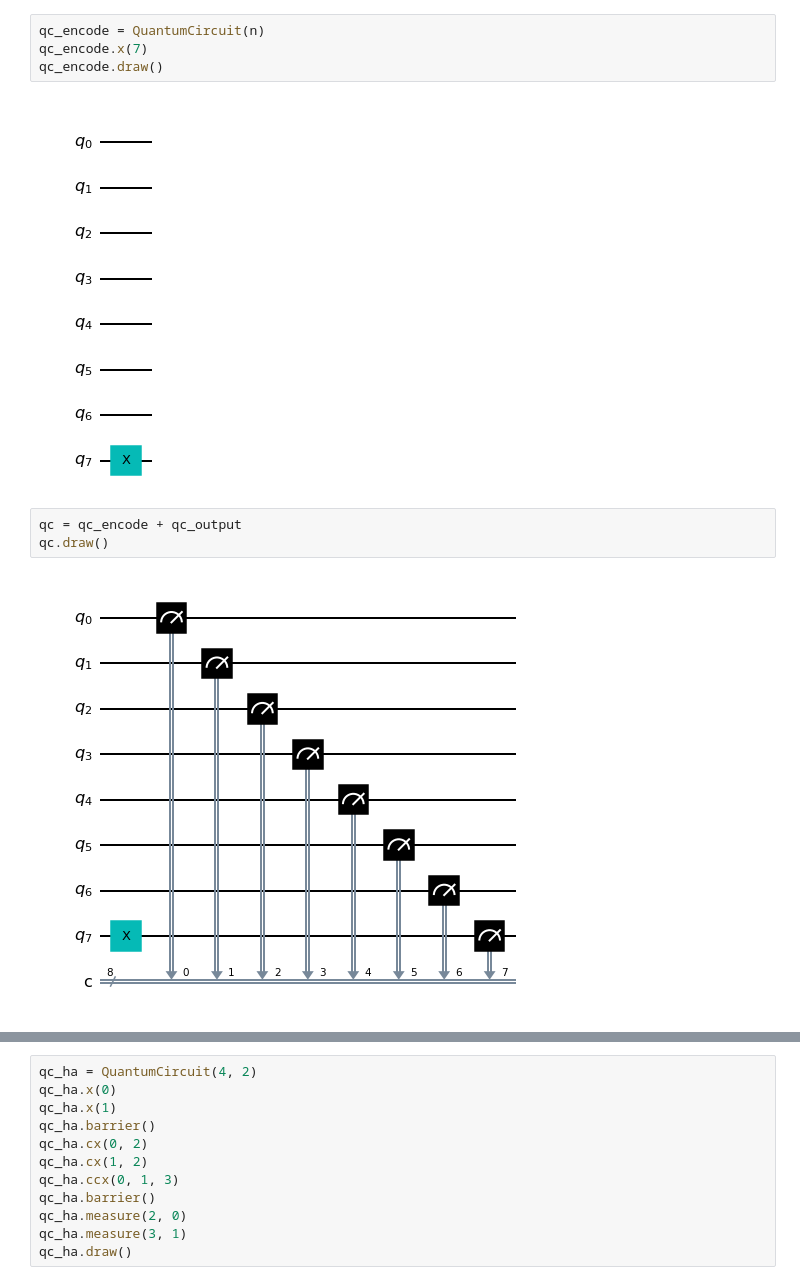
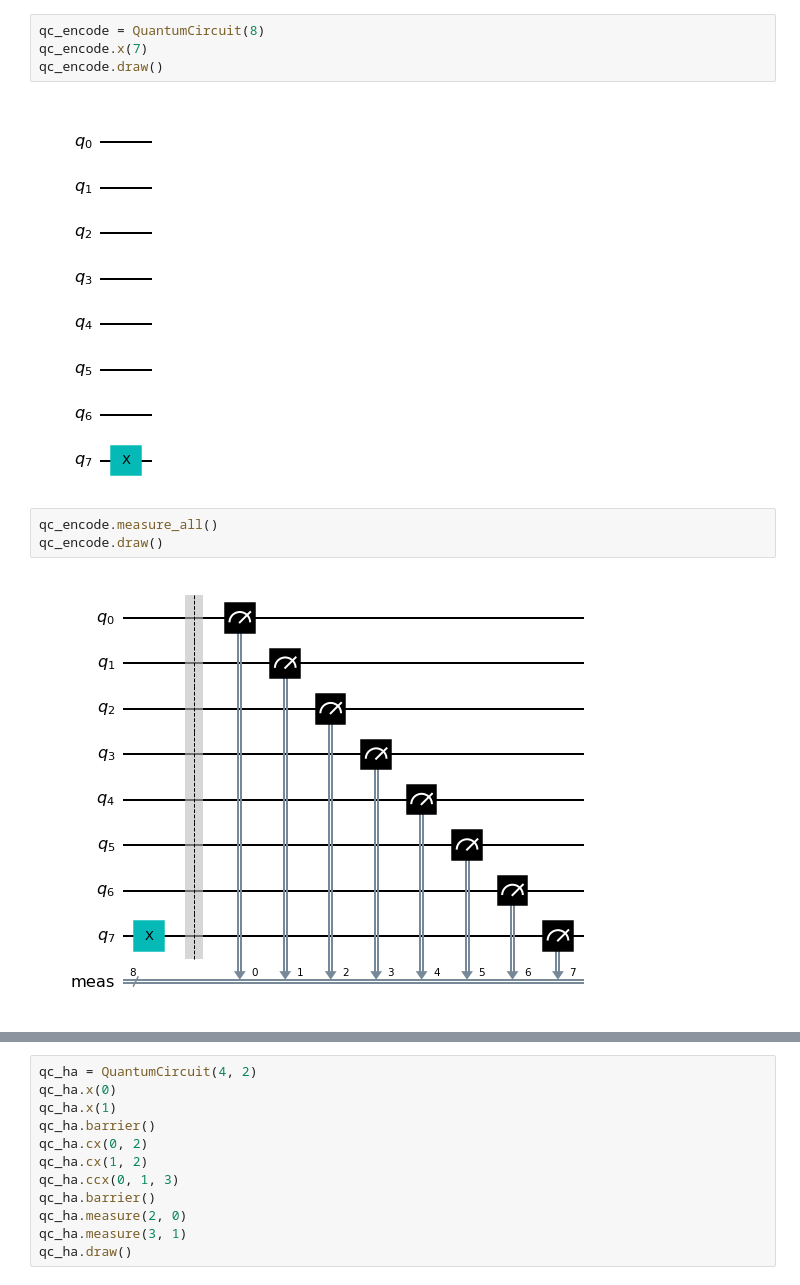
Before and after one commit to kayhide/qiskit-textbook, a Jupyter notebook: 1_2_Atoms.ipynb, the cells around one changed output, grey strips where cells are left out. Cells and saved outputs as stored; diff of their text form.

```diff
--- a/1_2_Atoms.ipynb
+++ b/1_2_Atoms.ipynb
@@ -22,14 +17,14 @@ plot_histogram(counts)
 # %% [output]
 [figure]
 # %%
-qc_encode = QuantumCircuit(n)
+qc_encode = QuantumCircuit(8)
 qc_encode.x(7)
 qc_encode.draw()
 # %% [output]
 [figure]
 # %%
-qc = qc_encode + qc_output
-qc.draw()
+qc_encode.measure_all()
+qc_encode.draw()
 # %% [output]
-[figure, old version]
+[figure, new version]
 # %%
```
Also changed, not shown: parts of 7 cells of this notebook.
